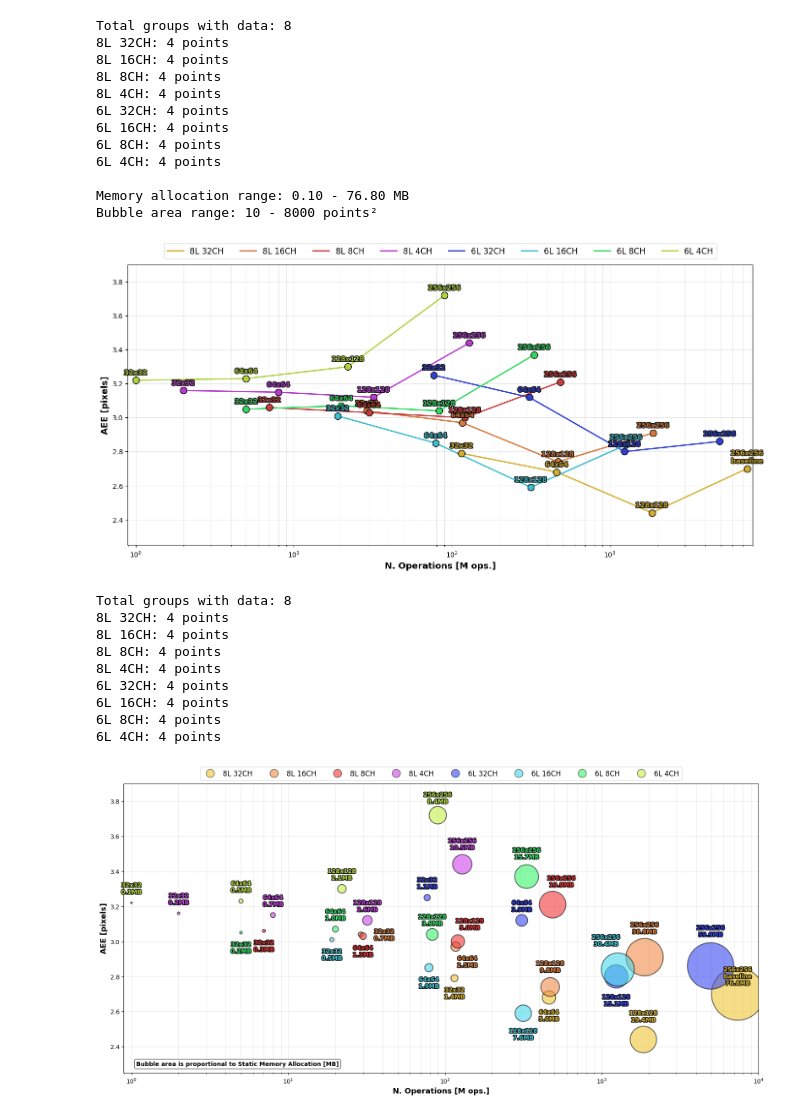
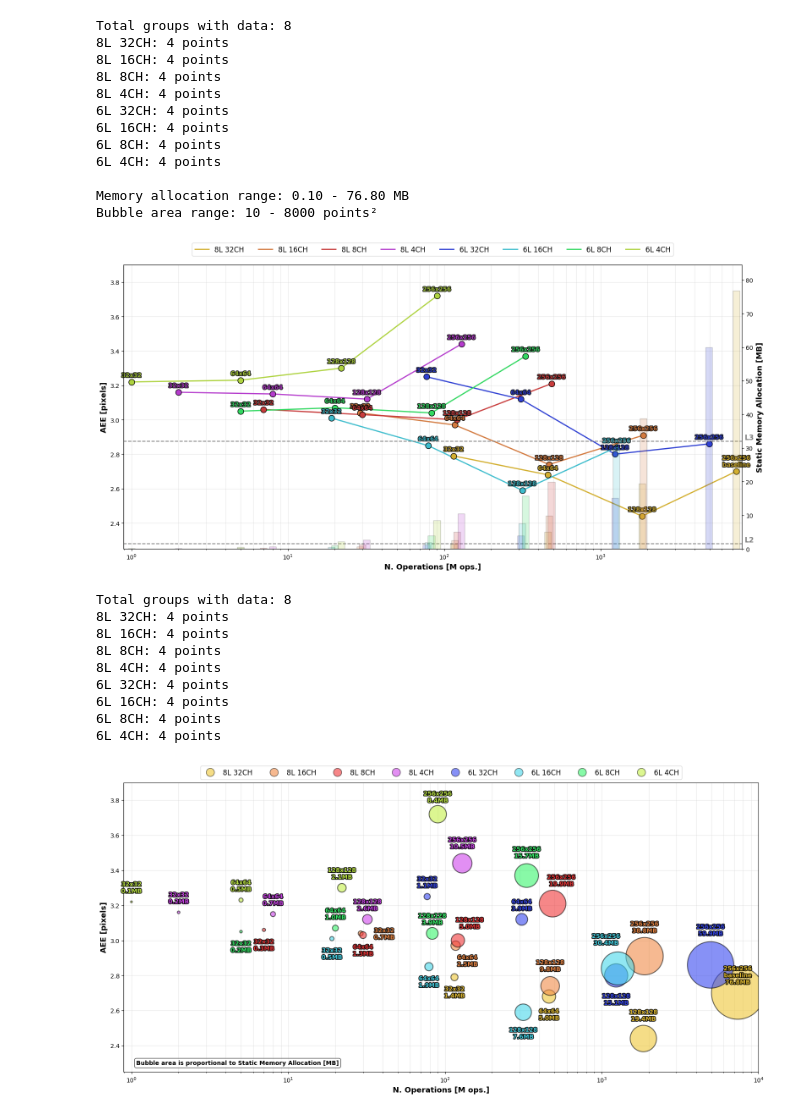
Before and after one commit to LSquarzoni/SNN_Event-based_Optical_Flow, a Jupyter notebook: plotter.ipynb, the cells around one changed output. Drawn from its saved outputs; the diff is of its cells as text; code cells hidden in the pictures.

```diff
--- a/plotter.ipynb
+++ b/plotter.ipynb
@@ -121,7 +121,7 @@ for layer_type in ['8L', '6L']:
             layer_channel_groups[key] = group_data
 
 # Create figure
-fig, ax1 = plt.subplots(figsize=(14, 7))
+fig, ax1 = plt.subplots(figsize=(16, 8))
 ax1.set_facecolor('none')
 fig.patch.set_alpha(0.0)
 
@@ -133,10 +133,10 @@ ax1.set_xlim(0, 8000)
 ax1.set_ylim(20, 95)
 ax1.grid(True, alpha=0.3, which='both')
 
-""" # Second y axis for memory
+# Second y axis for memory
 ax2 = ax1.twinx()
 ax2.set_ylabel('Static Memory Allocation [MB]', fontsize=13, fontweight='bold', labelpad=5)
-ax2.set_ylim(0, max(df_filtered['Static Memory Allocation [MB]']) * 1.1) """
+ax2.set_ylim(0, max(df_filtered['Static Memory Allocation [MB]']) * 1.1)
 
 # Define colors for the eight groups (using a diverse color palette)
 colors = {
@@ -156,13 +156,19 @@ offset_start = 0.85
 offset_step = 0.04
 offset_factors = {key: offset_start + i * offset_step for i, key in enumerate(layer_channel_groups.keys())}
 
-""" for group_name, df_group in layer_channel_groups.items():
+for group_name, df_group in layer_channel_groups.items():
     for idx, row in df_group.iterrows():
         bar_width = row['N. Operations [M ops.]'] * bar_width_factor
         ax2.bar(row['N. Operations [M ops.]'],
                row['Static Memory Allocation [MB]'],
                width=bar_width, color=colors[group_name], alpha=0.2, align='center',
-               zorder=5, edgecolor='black', linewidth=1.0) """
+               zorder=5, edgecolor='black', linewidth=1.0)
+
+# Add horizontal lines for static memory allocation
+ax2.axhline(y=1.5, color='gray', linestyle='--', linewidth=1.5, zorder=1)
+ax2.axhline(y=32, color='gray', linestyle='--', linewidth=1.5, zorder=1)
+ax2.text(ax2.get_xlim()[1] * 1.2, 1.5, 'L2', color='gray', fontsize=12, fontweight='bold', verticalalignment='bottom', horizontalalignment='right')
+ax2.text(ax2.get_xlim()[1] * 1.2, 32, 'L3', color='gray', fontsize=12, fontweight='bold', verticalalignment='bottom', horizontalalignment='right')
 
 # Plot curves for each group
 for group_name, df_group in layer_channel_groups.items():
@@ -433,7 +439,7 @@ for layer_type in ['8L', '6L']:
             layer_channel_groups[key] = group_data
 
 # Create figure
-fig, ax1 = plt.subplots(figsize=(14, 7))
+fig, ax1 = plt.subplots(figsize=(16, 8))
 ax1.set_facecolor('none')
 fig.patch.set_alpha(0.0)
 
@@ -445,10 +451,10 @@ ax1.set_xlim(0, 8000)
 ax1.set_ylim(2.25, 3.9)
 ax1.grid(True, alpha=0.3, which='both')
 
-""" # Second y axis for memory
+# Second y axis for memory
 ax2 = ax1.twinx()
 ax2.set_ylabel('Static Memory Allocation [MB]', fontsize=13, fontweight='bold', labelpad=5)
-ax2.set_ylim(0, max(df_filtered['Static Memory Allocation [MB]']) * 1.1) """
+ax2.set_ylim(0, max(df_filtered['Static Memory Allocation [MB]']) * 1.1)
 
 # Define colors for the eight groups (using a diverse color palette)
 colors = {
@@ -468,13 +474,19 @@ offset_start = 0.85
 offset_step = 0.04
 offset_factors = {key: offset_start + i * offset_step for i, key in enumerate(layer_channel_groups.keys())}
 
-""" for group_name, df_group in layer_channel_groups.items():
+for group_name, df_group in layer_channel_groups.items():
     for idx, row in df_group.iterrows():
         bar_width = row['N. Operations [M ops.]'] * bar_width_factor
         ax2.bar(row['N. Operations [M ops.]'],
                row['Static Memory Allocation [MB]'],
                width=bar_width, color=colors[group_name], alpha=0.2, align='center',
-               zorder=5, edgecolor='black', linewidth=1.0) """
+               zorder=5, edgecolor='black', linewidth=1.0)
+
+# Add horizontal lines for static memory allocation
+ax2.axhline(y=1.5, color='gray', linestyle='--', linewidth=1.5, zorder=1)
+ax2.axhline(y=32, color='gray', linestyle='--', linewidth=1.5, zorder=1)
+ax2.text(ax2.get_xlim()[1] * 1.2, 1.5, 'L2', color='gray', fontsize=12, fontweight='bold', verticalalignment='bottom', horizontalalignment='right')
+ax2.text(ax2.get_xlim()[1] * 1.2, 32, 'L3', color='gray', fontsize=12, fontweight='bold', verticalalignment='bottom', horizontalalignment='right')
 
 # Plot curves for each group
 for group_name, df_group in layer_channel_groups.items():
@@ -487,34 +499,34 @@ for group_name, df_group in layer_channel_groups.items():
 
     # Plot scatter points
     ax1.scatter(df_group_sorted['N. Operations [M ops.]'], df_group_sorted['AEE [pixels]'],
                color=colors[group_name], s=100, edgecolor='black', zorder=3)
 
     # Add labels for each point (showing only resolution)
     for idx, row in df_group_sorted.iterrows():
         # Add 'baseline' to the label for 8L 32CH 256x256
         if group_name == '8L 32CH' and row['Label'] == '256x256':
             label_text = f"\nbaseline"
         else:
             label_text = f""
         ax1.annotate(f"{row['Label']}{label_text}",
                     (row['N. Operations [M ops.]'], row['AEE [pixels]']),
                     textcoords="offset points", xytext=(0, 8), ha='center',
                     fontsize=10, color=colors[group_name], fontweight='bold', alpha=0.9, zorder=11,
                     path_effects=[withStroke(linewidth=2.5, foreground='black')])
 
 legend = ax1.legend(fontsize=12, loc='upper center', bbox_to_anchor=(0.5, 1.09), ncol=8,
                    frameon=True, fancybox=True, shadow=False,
                    facecolor='white', edgecolor='lightgray', framealpha=0.8)
 
 fig.tight_layout()
 plt.show()
 
 # Print summary
 print(f"Total groups with data: {len(layer_channel_groups)}")
 for group_name, df_group in layer_channel_groups.items():
     print(f"{group_name}: {len(df_group)} points")
 # %% [output]
-[figure, old version]
+[figure, new version]
 Total groups with data: 8
 8L 32CH: 4 points
 8L 16CH: 4 points
```
Also changed, not shown: parts of 7 cells of this notebook, 1 other file.
